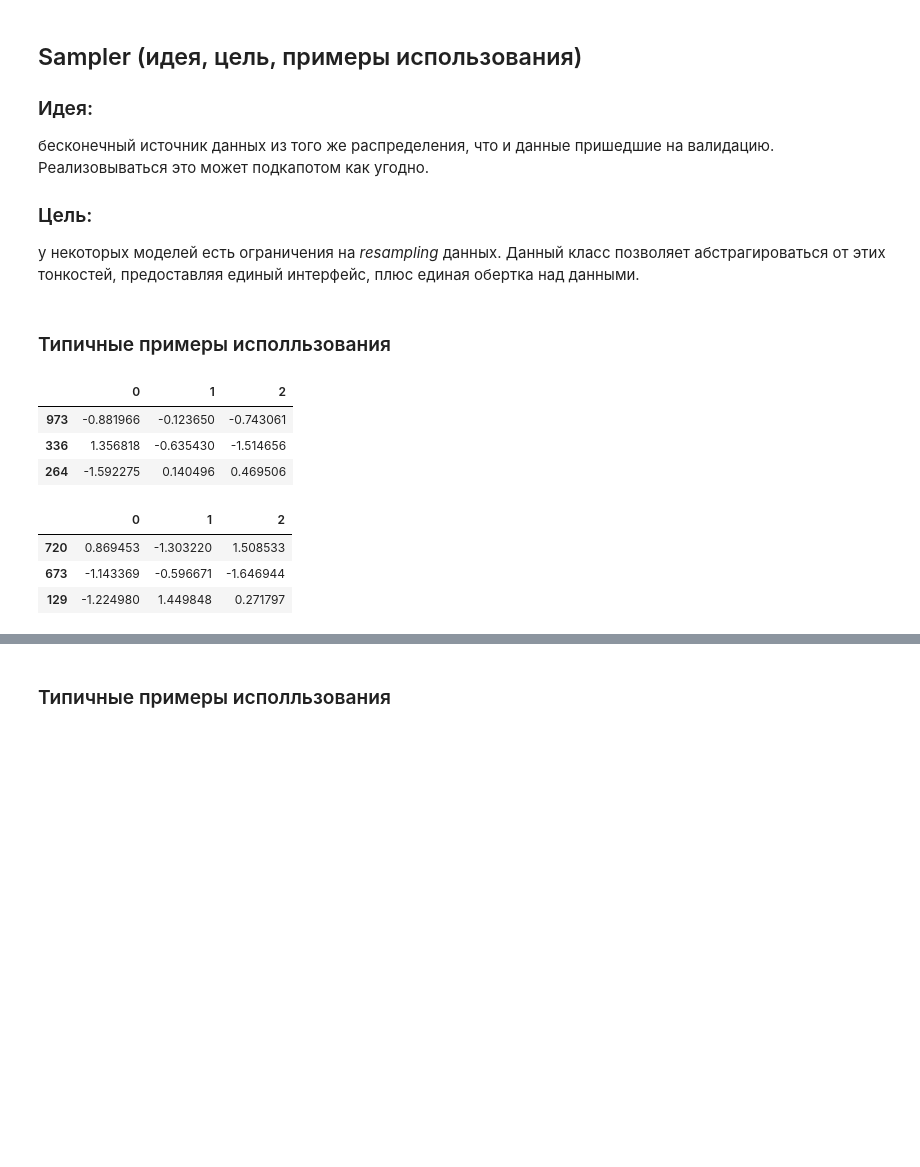
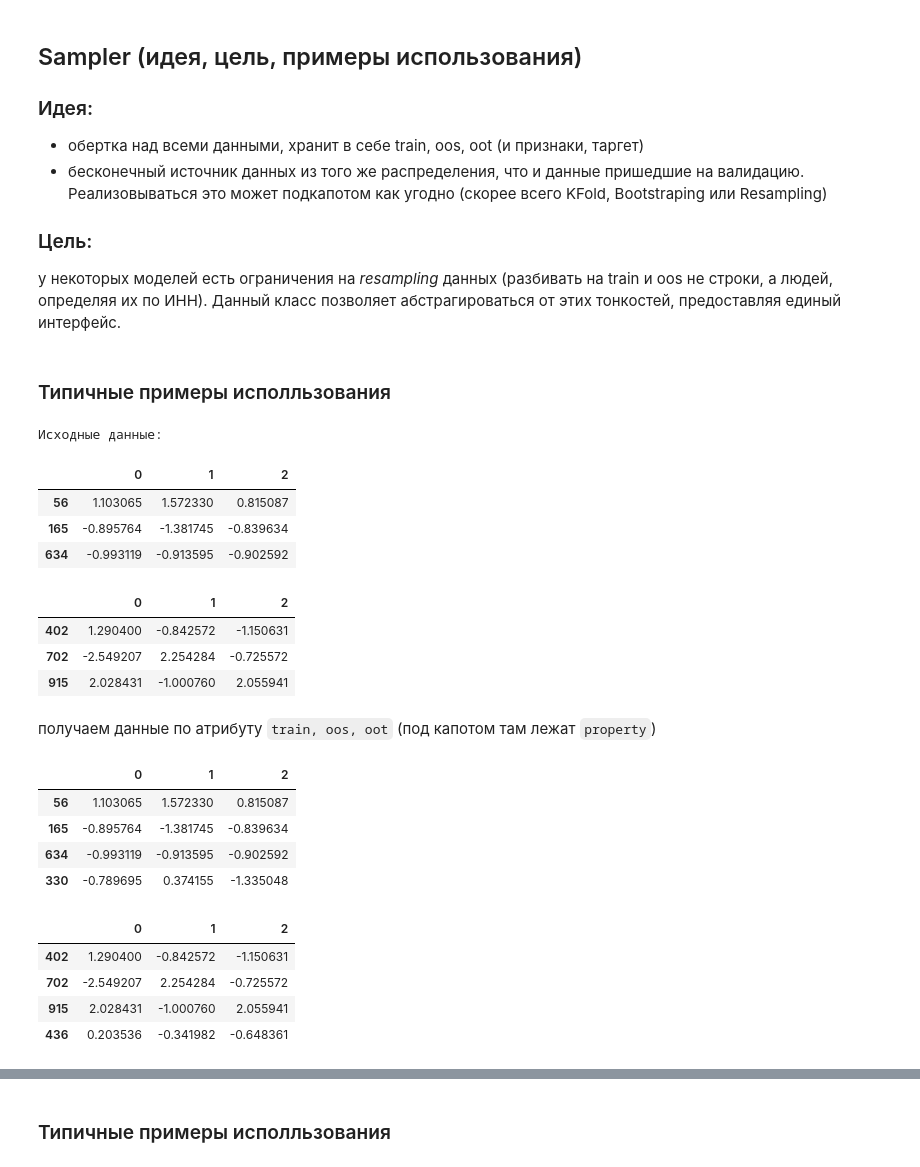
Before and after one commit to SultanovAR/show_vallib, a Jupyter notebook: presentation/presentation.ipynb, the cells around one changed output, grey strips where cells are left out. Cells and saved outputs as stored; diff of their text form; code cells hidden in the pictures; blank space fills up the shorter version.

````diff
--- a/presentation/presentation.ipynb
+++ b/presentation/presentation.ipynb
@@ -5,16 +7,16 @@
 ## Sampler (идея, цель, примеры использования)
 
 ### Идея:
-
-бесконечный источник данных из того же распределения, что и данные пришедшие на валидацию. Реализовываться это может подкапотом как угодно.
+- обертка над всеми данными, хранит в себе train, oos, oot (и признаки, таргет)
+- бесконечный источник данных из того же распределения, что и данные пришедшие на валидацию. Реализовываться это может подкапотом как угодно (скорее всего KFold, Bootstraping или Resampling)
 
 ### Цель:
 
-у некоторых моделей есть ограничения на *resampling* данных. Данный класс позволяет абстрагироваться от этих тонкостей, предоставляя единый интерфейс, плюс единая обертка над данными.
+у некоторых моделей есть ограничения на *resampling* данных (разбивать на train и oos не строки, а людей, определяя их по ИНН). Данный класс позволяет абстрагироваться от этих тонкостей, предоставляя единый интерфейс.
 # %% [markdown]
 ### Типичные примеры исполльзования
 # %%
-# Данные
+# Создаем данные
 from sklearn.datasets import make_classification
 from sklearn.model_selection import train_test_split
 import pandas as pd
@@ -29,18 +31,19 @@ X = pd.DataFrame(X)
 y = pd.Series(y)
 X_train, X_test,  y_train, y_test = train_test_split(X, y, test_size=0.3, stratify=y)
 
-
+print('Исходные данные: ')
 display(X_train[:3])
 display(X_test[:3])
 # %% [output]
+Исходные данные:
 |  | 0 | 1 | 2 |
-| 973 | -0.881966 | -0.123650 | -0.743061 |
-| 336 | 1.356818 | -0.635430 | -1.514656 |
-| 264 | -1.592275 | 0.140496 | 0.469506 |
+| 56 | 1.103065 | 1.572330 | 0.815087 |
+| 165 | -0.895764 | -1.381745 | -0.839634 |
+| 634 | -0.993119 | -0.913595 | -0.902592 |
 |  | 0 | 1 | 2 |
-| 720 | 0.869453 | -1.303220 | 1.508533 |
-| 673 | -1.143369 | -0.596671 | -1.646944 |
-| 129 | -1.224980 | 1.449848 | 0.271797 |
+| 402 | 1.290400 | -0.842572 | -1.150631 |
+| 702 | -2.549207 | 2.254284 | -0.725572 |
+| 915 | 2.028431 | -1.000760 | 2.055941 |
 # %%
 # Создаем sampler
 from sbe_vallib import SupervisedSampler
@@ -50 +54,17 @@ sampler = SupervisedSampler(train={'X': X_train, 'y_true': y_train},
+# %% [markdown]
+получаем данные по атрибуту ```train, oos, oot``` (под капотом там лежат ```property```)
+# %%
+display(sampler.train['X'][:4])
+display(sampler.oos['X'][:4])
+# %% [output]
+|  | 0 | 1 | 2 |
+| 56 | 1.103065 | 1.572330 | 0.815087 |
+| 165 | -0.895764 | -1.381745 | -0.839634 |
+| 634 | -0.993119 | -0.913595 | -0.902592 |
+| 330 | -0.789695 | 0.374155 | -1.335048 |
+|  | 0 | 1 | 2 |
+| 402 | 1.290400 | -0.842572 | -1.150631 |
+| 702 | -2.549207 | 2.254284 | -0.725572 |
+| 915 | 2.028431 | -1.000760 | 2.055941 |
+| 436 | 0.203536 | -0.341982 | -0.648361 |
 # %%
````
Also changed, not shown: parts of 20 cells of this notebook, 5 other files.
